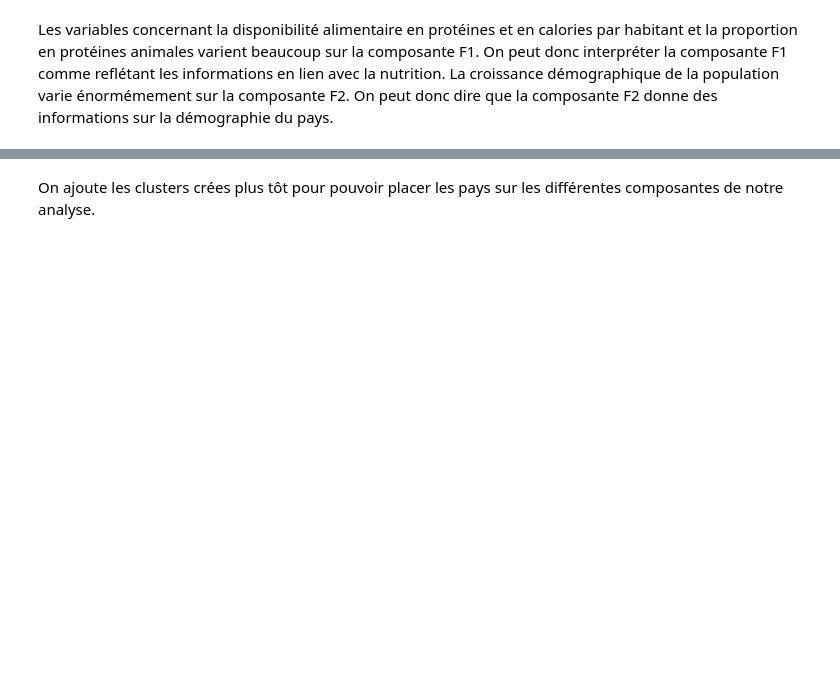
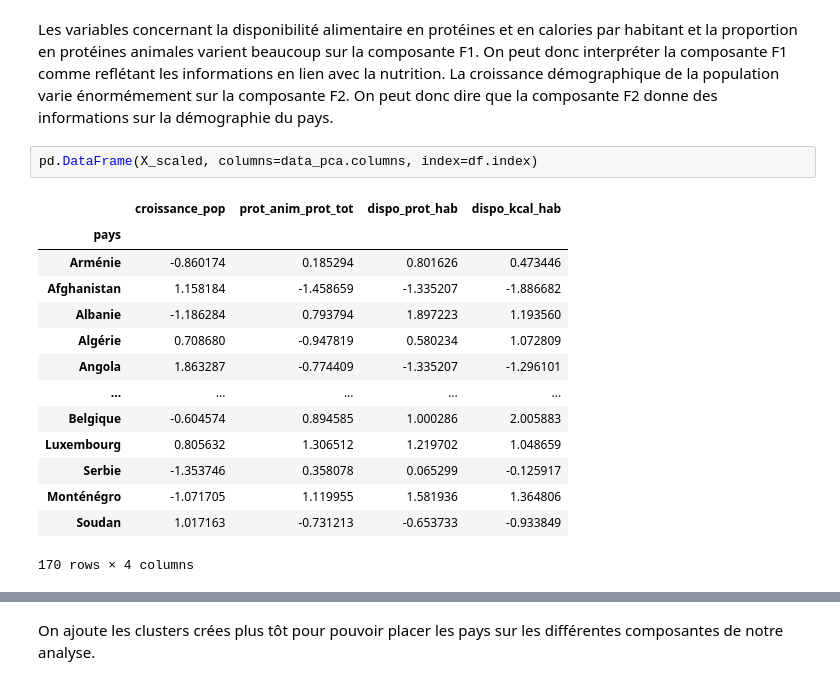
Before and after one commit to Sylvariane/etude_marche, a Jupyter notebook: P5_02_code.ipynb, the cells around one changed output, grey strips where cells are left out. Cells and saved outputs as stored; diff of their text form; blank space fills up the shorter version.

```diff
--- a/P5_02_code.ipynb
+++ b/P5_02_code.ipynb
@@ -519,3 +521,20 @@ display_circles(pcs, n_comp, pca, [(0,1)], labels = np.array(features))
 [figure]
 # %% [markdown]
 Les variables concernant la disponibilité alimentaire en protéines et en calories par habitant et la proportion en protéines animales varient beaucoup sur la composante F1. On peut donc interpréter la composante F1 comme reflétant les informations en lien avec la nutrition. La croissance démographique de la population varie énormémement sur la composante F2. On peut donc dire que la composante F2 donne des informations sur la démographie du pays.
+# %%
+pd.DataFrame(X_scaled, columns=data_pca.columns, index=df.index)
+# %% [output]
+|  | croissance_pop | prot_anim_prot_tot | dispo_prot_hab | dispo_kcal_hab |
+| pays |  |  |  |  |
+| Arménie | -0.860174 | 0.185294 | 0.801626 | 0.473446 |
+| Afghanistan | 1.158184 | -1.458659 | -1.335207 | -1.886682 |
+| Albanie | -1.186284 | 0.793794 | 1.897223 | 1.193560 |
+| Algérie | 0.708680 | -0.947819 | 0.580234 | 1.072809 |
+| Angola | 1.863287 | -0.774409 | -1.335207 | -1.296101 |
+| ... | ... | ... | ... | ... |
+| Belgique | -0.604574 | 0.894585 | 1.000286 | 2.005883 |
+| Luxembourg | 0.805632 | 1.306512 | 1.219702 | 1.048659 |
+| Serbie | -1.353746 | 0.358078 | 0.065299 | -0.125917 |
+| Monténégro | -1.071705 | 1.119955 | 1.581936 | 1.364806 |
+| Soudan | 1.017163 | -0.731213 | -0.653733 | -0.933849 |
+170 rows × 4 columns
```
Also changed, not shown: parts of 18 cells of this notebook.
